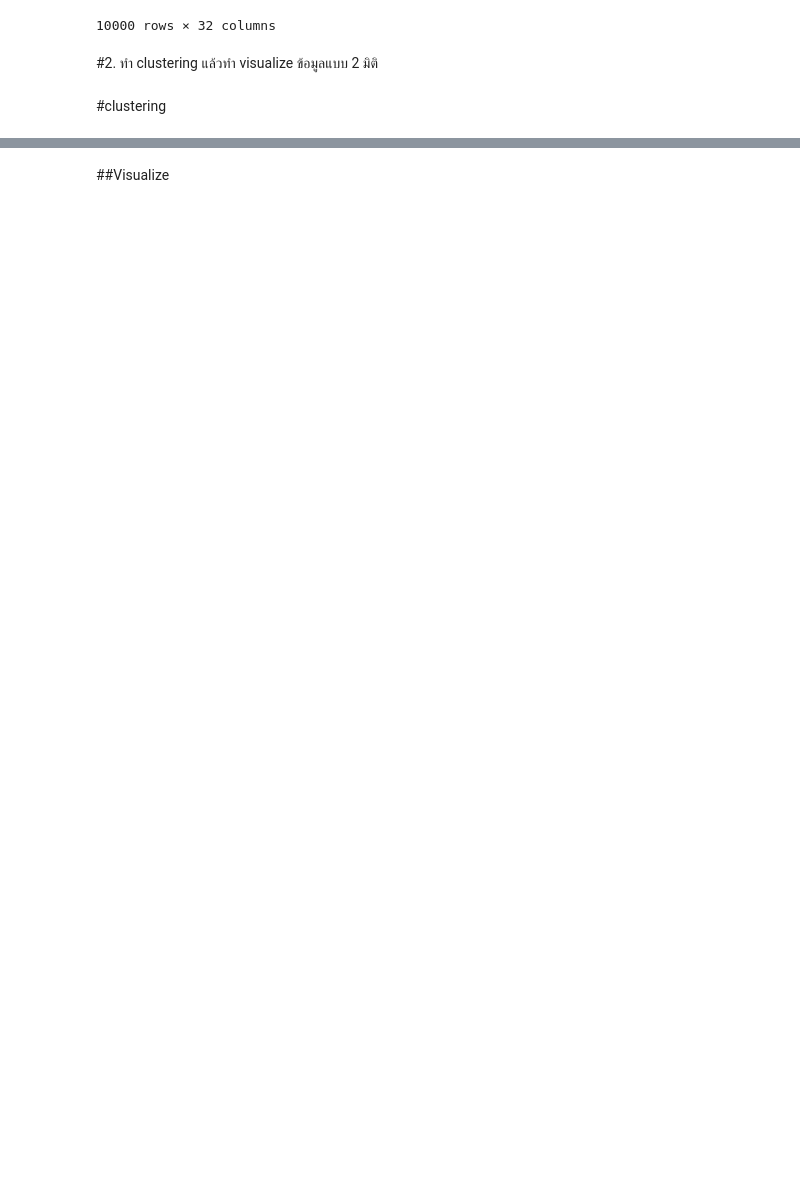
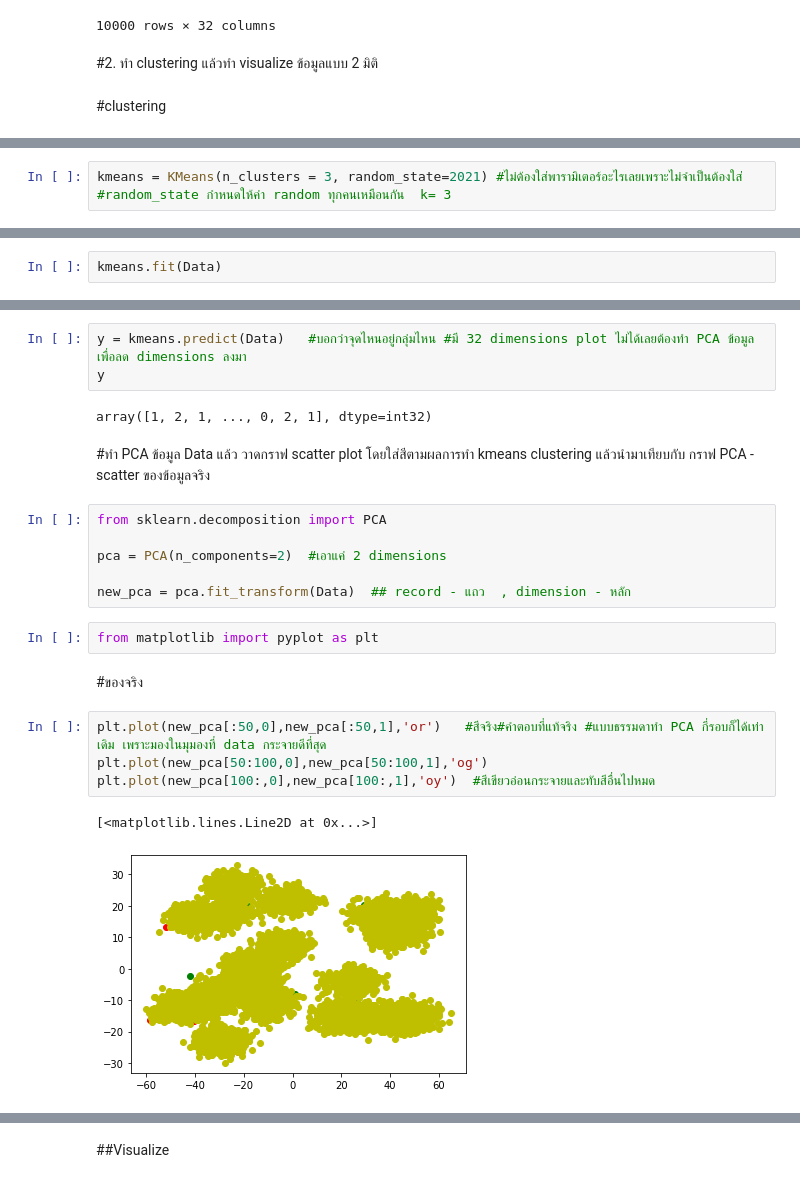
Before and after one commit to suphalaksana/Multivariate, a Jupyter notebook: Multivariate_Exam.ipynb, the cells around one changed output, grey strips where cells are left out. Drawn from its saved outputs; the diff is of its cells as text; blank space fills up the shorter version.

```diff
--- a/Multivariate_Exam.ipynb
+++ b/Multivariate_Exam.ipynb
@@ -63,0 +70,3 @@ Data
+# %%
+kmeans = KMeans(n_clusters = 3, random_state=2021) #ไม่ต้องใส่พารามิเตอร์อะไรเลยเพราะไม่จำเป็นต้องใส่
+#random_state กำหนดให้ค่า random ทุกคนเหมือนกัน  k= 3
@@ -63,0 +77,2 @@ Data
+# %%
+kmeans.fit(Data)
@@ -63,0 +107,24 @@ Data
+# %%
+y = kmeans.predict(Data)   #บอกว่าจุดไหนอยู่กลุ่มไหน #มี 32 dimensions plot ไม่ได้เลยต้องทำ PCA ข้อมูลเพื่อลด dimensions ลงมา
+y
+# %% [output]
+array([1, 2, 1, ..., 0, 2, 1], dtype=int32)
+# %% [markdown]
+#ทำ PCA ข้อมูล Data แล้ว วาดกราฟ scatter plot โดยใส่สีตามผลการทำ kmeans clustering แล้วนำมาเทียบกับ กราฟ PCA - scatter ของข้อมูลจริง
+# %%
+from sklearn.decomposition import PCA
+
+pca = PCA(n_components=2)  #เอาแค่ 2 dimensions
+
+new_pca = pca.fit_transform(Data)  ## record - แถว  , dimension - หลัก
+# %%
+from matplotlib import pyplot as plt
+# %% [markdown]
+#ของจริง
+# %%
+plt.plot(new_pca[:50,0],new_pca[:50,1],'or')   #สีจริง#คำตอบที่แท้จริง #แบบธรรมดาทำ PCA กี่รอบก็ได้เท่าเดิม เพราะมองในมุมองที่ data กระจายดีที่สุด
+plt.plot(new_pca[50:100,0],new_pca[50:100,1],'og')
+plt.plot(new_pca[100:,0],new_pca[100:,1],'oy')  #สีเขียวอ่อนกระจายและทับสีอื่นไปหมด
+# %% [output]
+[<matplotlib.lines.Line2D at 0x...>]
+[figure, added]
```
Also changed, not shown: parts of 21 cells of this notebook.
